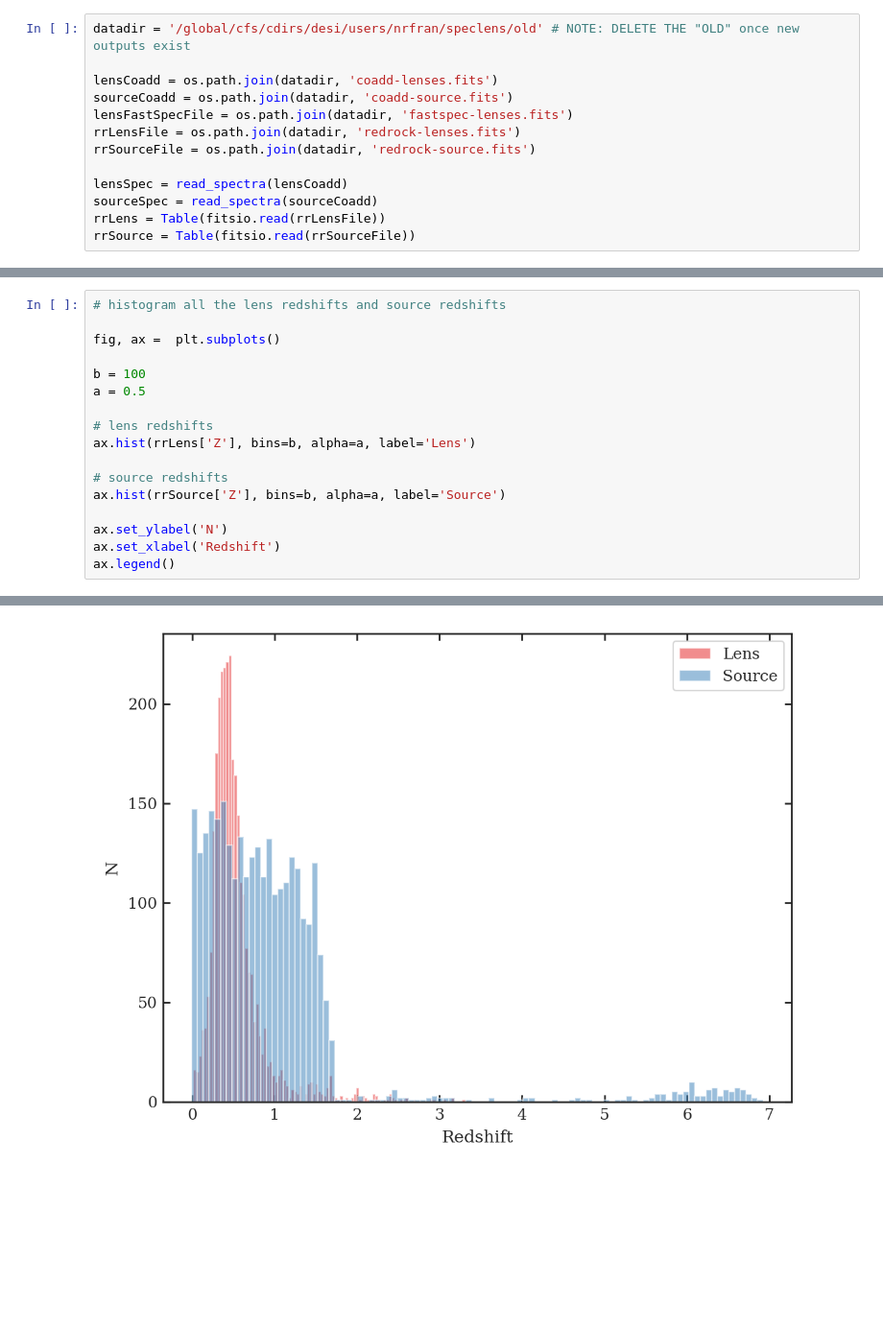
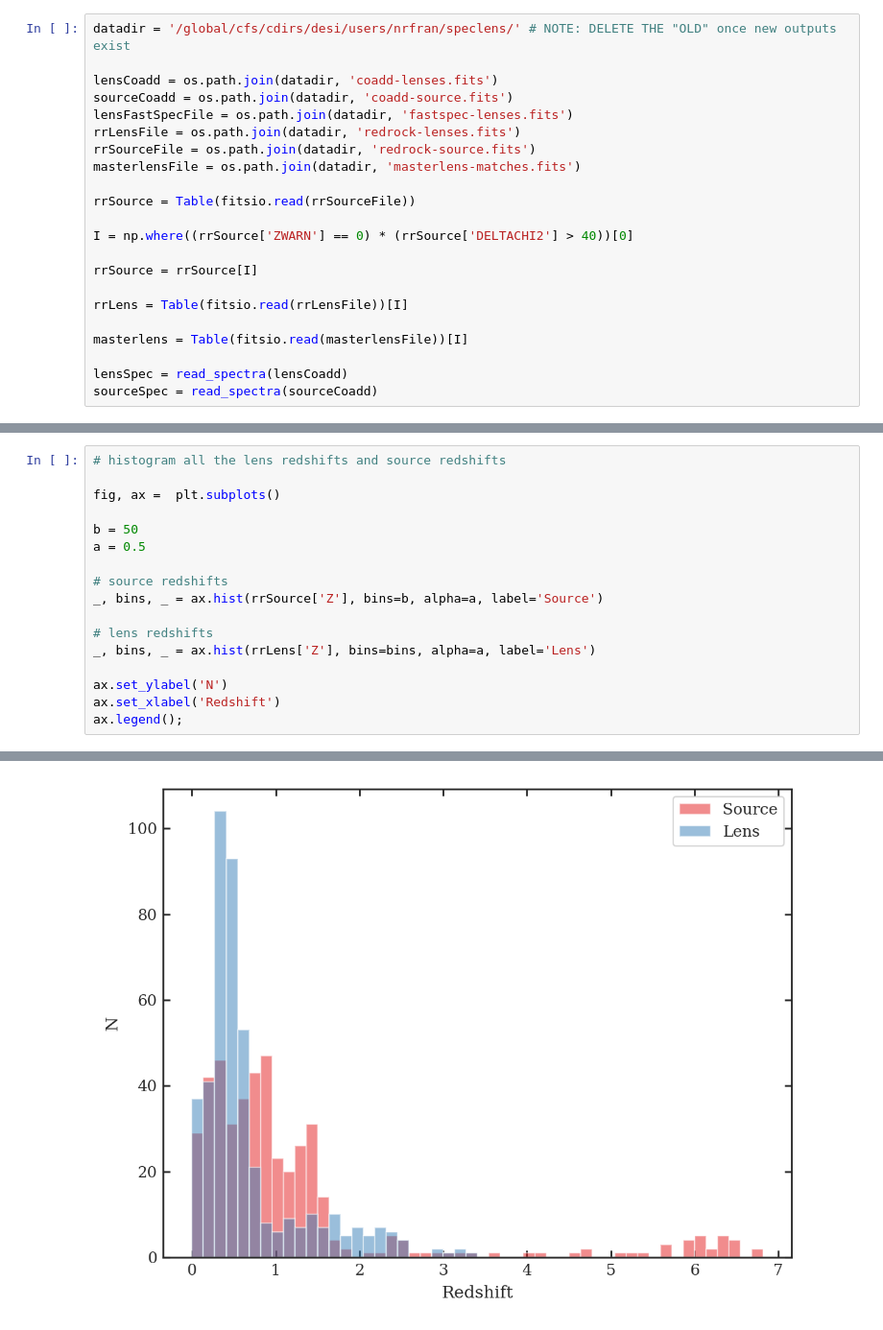
Before and after one commit to noahfranz13/SpecLens, a Jupyter notebook: Analysis/output-analysis.ipynb, the cells around one changed output, grey strips where cells are left out. Shown at 96% size. Saved outputs shown, nothing was run; the diff lists cells and outputs as text; blank space fills up the shorter version.

```diff
--- a/Analysis/output-analysis.ipynb
+++ b/Analysis/output-analysis.ipynb
@@ -25,16 +26,25 @@ plt.rcParams['ytick.major.size'] = 4
 plt.rcParams['xtick.minor.size'] = 2
 plt.rcParams['ytick.minor.size'] = 2
 # %%
-datadir = '/global/cfs/cdirs/desi/users/nrfran/speclens/old' # NOTE: DELETE THE "OLD" once new outputs exist
+datadir = '/global/cfs/cdirs/desi/users/nrfran/speclens/' # NOTE: DELETE THE "OLD" once new outputs exist
 
 lensCoadd = os.path.join(datadir, 'coadd-lenses.fits')
 sourceCoadd = os.path.join(datadir, 'coadd-source.fits')
 lensFastSpecFile = os.path.join(datadir, 'fastspec-lenses.fits')
 rrLensFile = os.path.join(datadir, 'redrock-lenses.fits')
 rrSourceFile = os.path.join(datadir, 'redrock-source.fits')
+masterlensFile = os.path.join(datadir, 'masterlens-matches.fits')
+
+rrSource = Table(fitsio.read(rrSourceFile))
+
+I = np.where((rrSource['ZWARN'] == 0) * (rrSource['DELTACHI2'] > 40))[0]
+
+rrSource = rrSource[I]
+
+rrLens = Table(fitsio.read(rrLensFile))[I]
+
+masterlens = Table(fitsio.read(masterlensFile))[I]
 
 lensSpec = read_spectra(lensCoadd)
 sourceSpec = read_spectra(sourceCoadd)
-rrLens = Table(fitsio.read(rrLensFile))
-rrSource = Table(fitsio.read(rrSourceFile))
 # %% [output]
@@ -45,16 +55,16 @@ INFO:spectra.py:291:read_spectra: iotime 6.524 sec to read coadd-source.fits at
 
 fig, ax =  plt.subplots()
 
-b = 100
+b = 50
 a = 0.5
 
+# source redshifts
+_, bins, _ = ax.hist(rrSource['Z'], bins=b, alpha=a, label='Source')
+
 # lens redshifts
-ax.hist(rrLens['Z'], bins=b, alpha=a, label='Lens')
-
-# source redshifts
-ax.hist(rrSource['Z'], bins=b, alpha=a, label='Source')
+_, bins, _ = ax.hist(rrLens['Z'], bins=bins, alpha=a, label='Lens')
 
 ax.set_ylabel('N')
 ax.set_xlabel('Redshift')
-ax.legend()
+ax.legend();
 # %% [output]
@@ -62 +71 @@ ax.legend()
-[figure, old version]
+[figure, new version]
```
Also changed, not shown: parts of 10 cells of this notebook, 6 other files.
